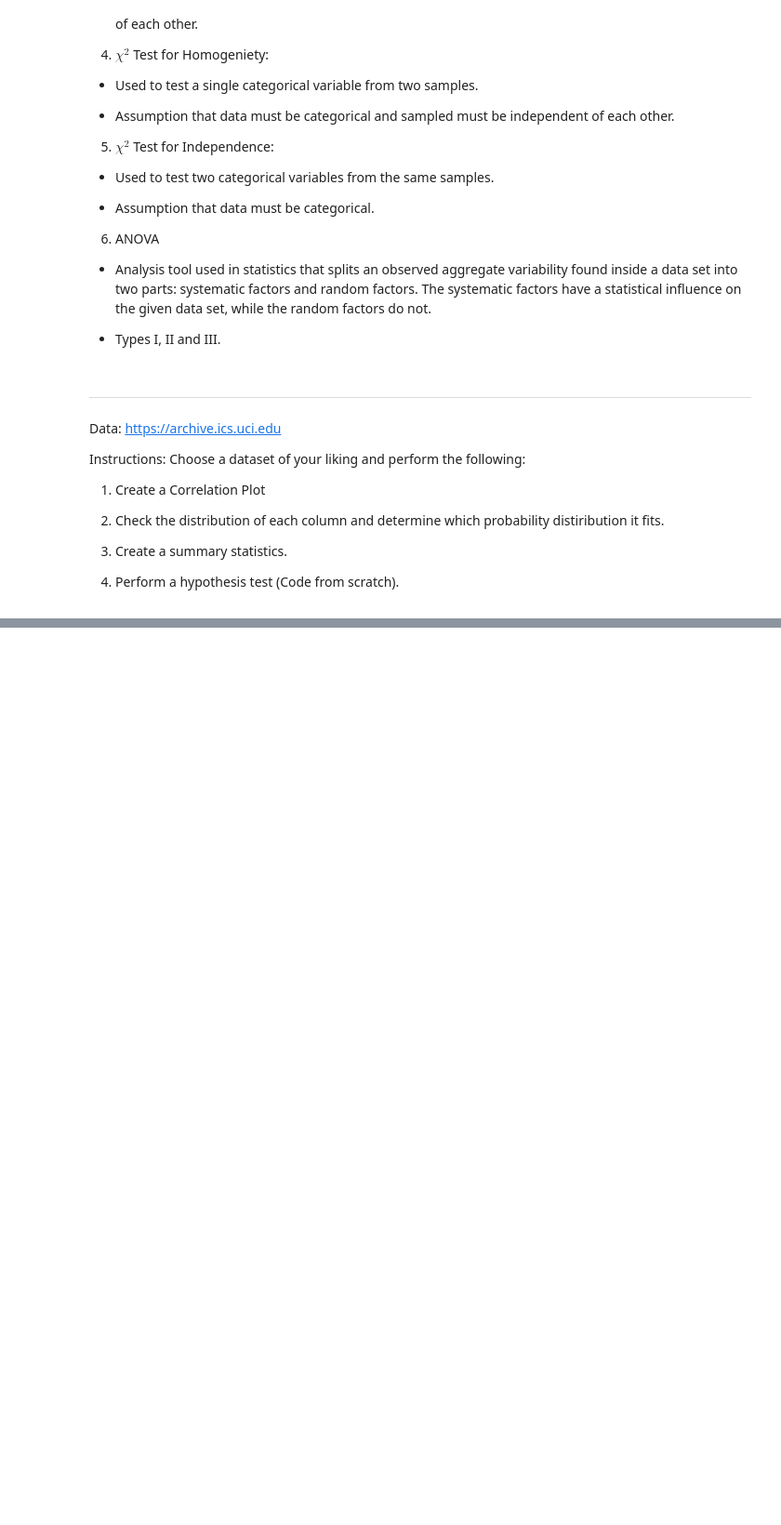
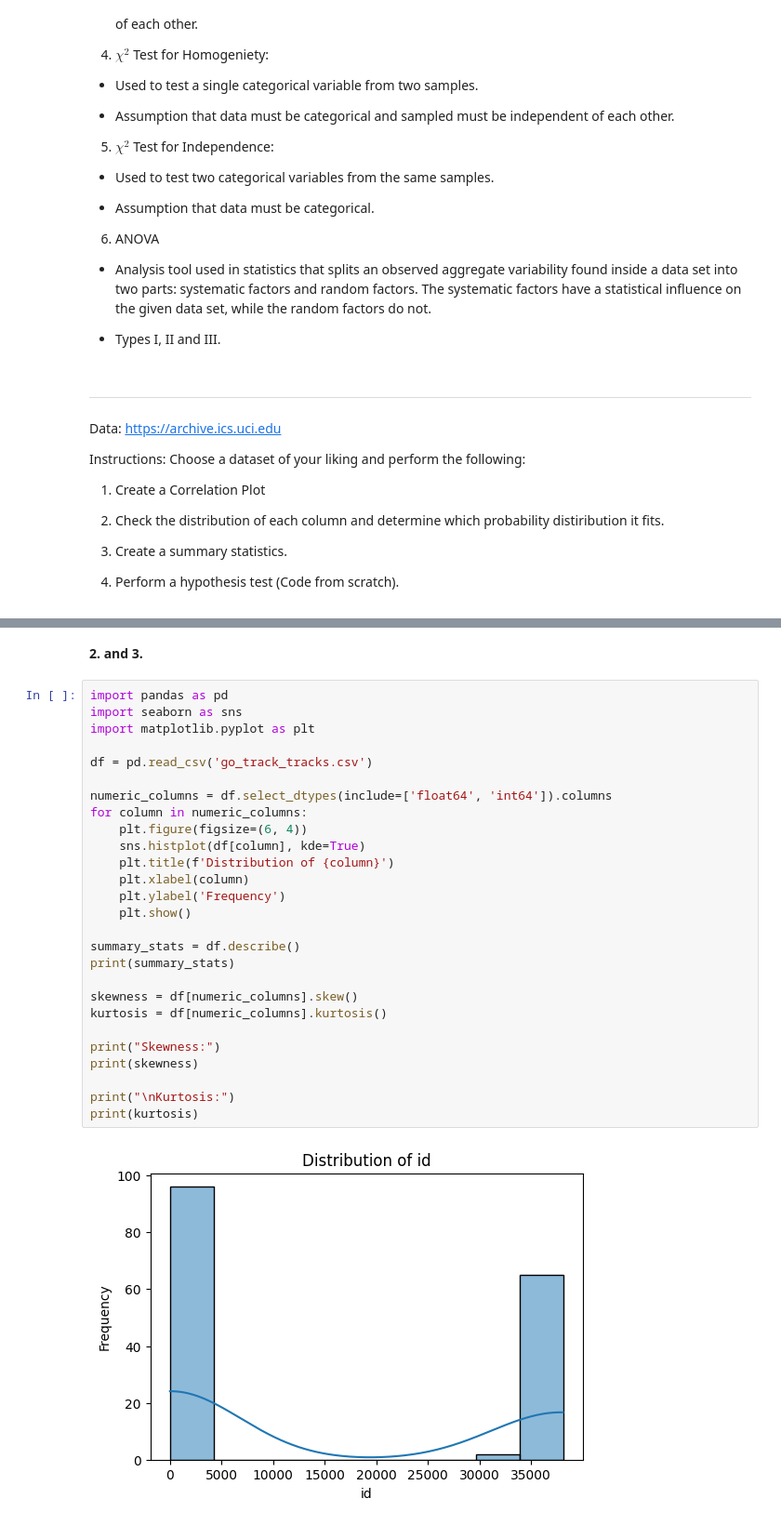
Before and after one commit to Zenolitee/DATA_ANALYTICS, a Jupyter notebook: Lecture_1/Data Analytics Week 1- Week 2.ipynb, the cells around one changed output, grey strips where cells are left out. Shown at 93% size. Cells and saved outputs as stored; diff of their text form; blank space fills up the shorter version.

```diff
--- a/Lecture_1/Data Analytics Week 1- Week 2.ipynb
+++ b/Lecture_1/Data Analytics Week 1- Week 2.ipynb
@@ -686,0 +708,31 @@ Instructions: Choose a dataset of your liking and perform the following:
+# %% [markdown]
+**2. and 3.**
+# %%
+import pandas as pd
+import seaborn as sns
+import matplotlib.pyplot as plt
+
+df = pd.read_csv('go_track_tracks.csv')
+
+numeric_columns = df.select_dtypes(include=['float64', 'int64']).columns
+for column in numeric_columns:
+    plt.figure(figsize=(6, 4))
+    sns.histplot(df[column], kde=True)
+    plt.title(f'Distribution of {column}')
+    plt.xlabel(column)
+    plt.ylabel('Frequency')
+    plt.show()
+
+summary_stats = df.describe()
+print(summary_stats)
+
+skewness = df[numeric_columns].skew()
+kurtosis = df[numeric_columns].kurtosis()
+
+print("Skewness:")
+print(skewness)
+
+print("\nKurtosis:")
+print(kurtosis)
+# %% [output]
+[figure, added]
```
Also changed, not shown: parts of 3 cells of this notebook, 5 other files.
